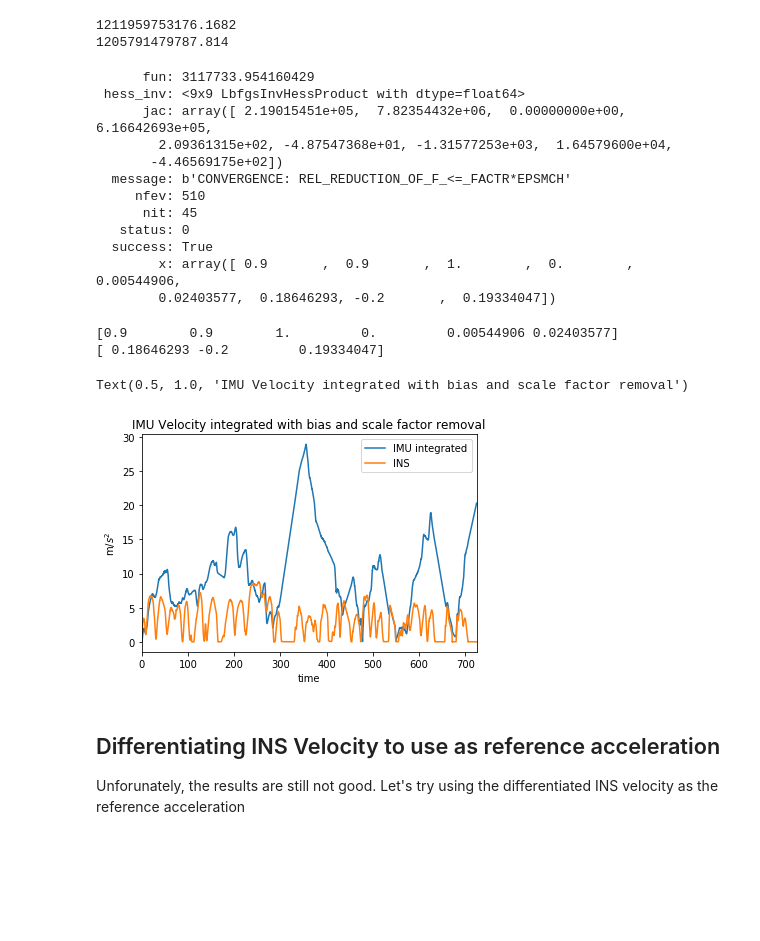
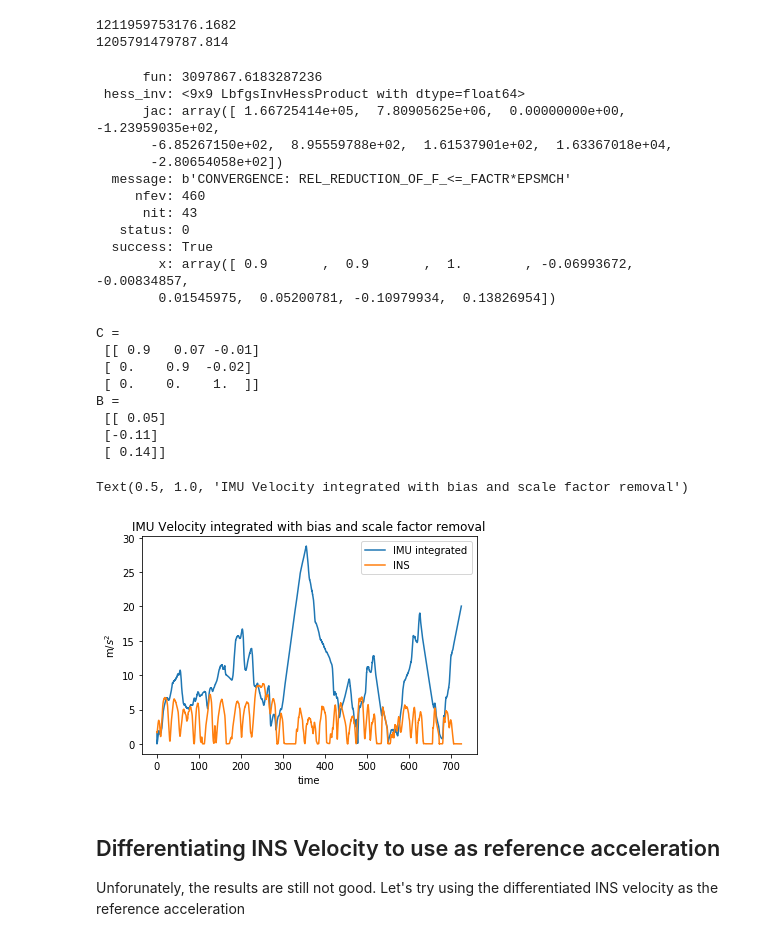
Before and after one commit to amirx96/golfcart-gps-odom-ekf, a Jupyter notebook: Notebooks/GPS & Pacmod Analysis/IMU Analysis-2.ipynb, the cells around one changed output. Cells and saved outputs as stored; diff of their text form; code cells hidden in the pictures; blank space fills up the shorter version.

```diff
--- a/Notebooks/GPS & Pacmod Analysis/IMU Analysis-2.ipynb
+++ b/Notebooks/GPS & Pacmod Analysis/IMU Analysis-2.ipynb
@@ -314,41 +314,61 @@ print(minimize_fun([1,1,1,0.1,1,1,0.1,0,0]))
 # %%
 import scipy.optimize
 from scipy.optimize import Bounds
-Bound = Bounds(lb=[0.9,0.9,0.9,0.0,0.0,0.0,-0.2,-0.2,-0.2],ub=[1.1,1.1,1.1,1.1,1.1,1.1,0.2,0.2,0.2])
+Bound = Bounds(lb=[0.9,0.9,0.9,-1.0,-1.0,-1.0,-0.2,-0.2,-0.2],ub=[1.1,1.1,1.1,1.1,1.1,1.1,0.2,0.2,0.2])
 sol = scipy.optimize.minimize(minimize_fun,[1,1,1,1,1,1,-0.1,0.0,0.1],bounds=Bound)
 print(sol)
 # %% [output]
-      fun: 3117733.954160429
+      fun: 3097867.6183287236
  hess_inv: <9x9 LbfgsInvHessProduct with dtype=float64>
-      jac: array([ 2.19015451e+05,  7.82354432e+06,  0.00000000e+00,  6.16642693e+05,
-        2.09361315e+02, -4.87547368e+01, -1.31577253e+03,  1.64579600e+04,
-       -4.46569175e+02])
+      jac: array([ 1.66725414e+05,  7.80905625e+06,  0.00000000e+00, -1.23959035e+02,
+       -6.85267150e+02,  8.95559788e+02,  1.61537901e+02,  1.63367018e+04,
+       -2.80654058e+02])
   message: b'CONVERGENCE: REL_REDUCTION_OF_F_<=_FACTR*EPSMCH'
-     nfev: 510
-      nit: 45
+     nfev: 460
+      nit: 43
    status: 0
   success: True
-        x: array([ 0.9       ,  0.9       ,  1.        ,  0.        ,  0.00544906,
-        0.02403577,  0.18646293, -0.2       ,  0.19334047])
+        x: array([ 0.9       ,  0.9       ,  1.        , -0.06993672, -0.00834857,
+        0.01545975,  0.05200781, -0.10979934,  0.13826954])
-# %%
-C = sol.x[0:6]
-B = sol.x[6:9]
-print(C)
-print(B)
-# %% [output]
-[0.9        0.9        1.         0.         0.00544906 0.02403577]
-[ 0.18646293 -0.2         0.19334047]
 # %%
+C = sol.x[0:6]
+B = sol.x[6:9]
+
+c_ = np.zeros((3,3))
+c_[0,0] = C[0]
+c_[1,1] = C[1]
+c_[2,2] = C[2]
+
+c_[0,1] = -C[3]
+c_[0,2] = C[4]
+c_[1,2] = -C[5]
+
+b_ = np.zeros((3,1))
+b_[0] = B[0]
+b_[1] = B[1]
+b_[2] = B[2]
+print("C = \n", np.array_str(c_, precision=2))
+print("B = \n", np.array_str(b_, precision=2))
+
+
 new_imu_data = xyz_accel_scale_bias(C,B,imu_data)
 new_imu_data = integrate_imu_vel(new_imu_data)
 
 new_imu_data.plot(y=['mag_vel','ins_vel'])
 plt.legend(['IMU integrated','INS'])
 plt.ylabel('m/$s^2$')
 plt.title('IMU Velocity integrated with bias and scale factor removal')
 # %% [output]
-Text(0.5, 1.0, 'IMU Velocity integrated with bias and scale factor removal')
+C =
+ [[ 0.9   0.07 -0.01]
+ [ 0.    0.9  -0.02]
+ [ 0.    0.    1.  ]]
+B =
+ [[ 0.05]
+ [-0.11]
+ [ 0.14]]
+Text(0.5, 1.0, 'IMU Velocity integrated with bias and scale factor removal')
-[figure, old version]
+[figure, new version]
 # %% [markdown]
 ## Differentiating INS Velocity to use as reference acceleration
 
```
Also changed, not shown: parts of 4 cells of this notebook.
